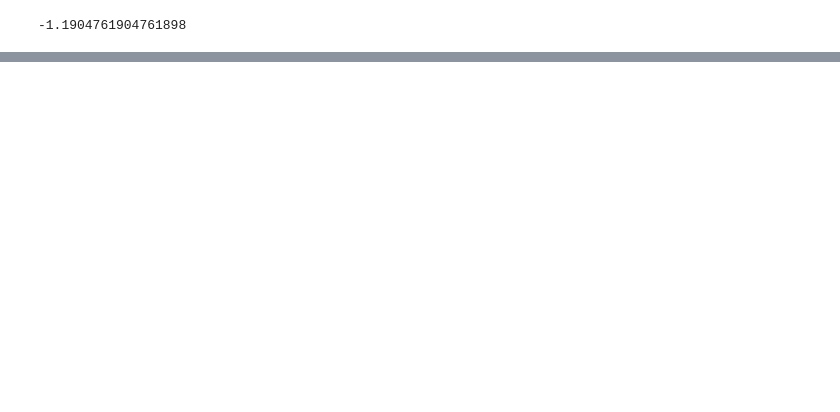
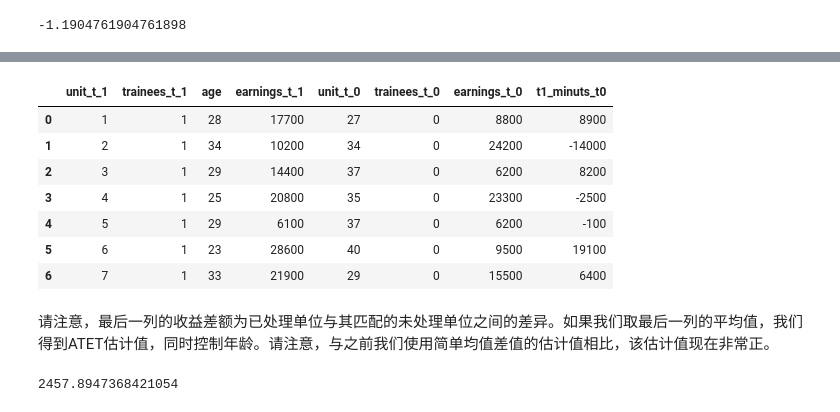
Before and after one commit to xieliaing/CausalInferenceIntro, a Jupyter notebook: chapters/10 第十章 匹配.ipynb, the cells around one changed output, grey strips where cells are left out. Cells and saved outputs as stored; diff of their text form; code cells hidden in the pictures; blank space fills up the shorter version.

```diff
--- a/chapters/10 第十章 匹配.ipynb
+++ b/chapters/10 第十章 匹配.ipynb
@@ -35,0 +142,27 @@ drug_example.query("drug==1")["days"].mean() - drug_example.query("drug==0")["da
+# %%
+# make dataset where no one has the same age
+unique_on_age = (trainee
+                 .query("trainees==0")
+                 .drop_duplicates("age"))
+
+matches = (trainee
+           .query("trainees==1")
+           .merge(unique_on_age, on="age", how="left", suffixes=("_t_1", "_t_0"))
+           .assign(t1_minuts_t0 = lambda d: d["earnings_t_1"] - d["earnings_t_0"]))
+
+matches.head(7)
+# %% [output]
+|  | unit_t_1 | trainees_t_1 | age | earnings_t_1 | unit_t_0 | trainees_t_0 | earnings_t_0 | t1_minuts_t0 |
+| 0 | 1 | 1 | 28 | 17700 | 27 | 0 | 8800 | 8900 |
+| 1 | 2 | 1 | 34 | 10200 | 34 | 0 | 24200 | -14000 |
+| 2 | 3 | 1 | 29 | 14400 | 37 | 0 | 6200 | 8200 |
+| 3 | 4 | 1 | 25 | 20800 | 35 | 0 | 23300 | -2500 |
+| 4 | 5 | 1 | 29 | 6100 | 37 | 0 | 6200 | -100 |
+| 5 | 6 | 1 | 23 | 28600 | 40 | 0 | 9500 | 19100 |
+| 6 | 7 | 1 | 33 | 21900 | 29 | 0 | 15500 | 6400 |
+# %% [markdown]
+请注意，最后一列的收益差额为已处理单位与其匹配的未处理单位之间的差异。如果我们取最后一列的平均值，我们得到ATET估计值，同时控制年龄。请注意，与之前我们使用简单均值差值的估计值相比，该估计值现在非常正。
+# %%
+matches["t1_minuts_t0"].mean()
+# %% [output]
+2457.8947368421054
```
Also changed, not shown: parts of 22 cells of this notebook.
